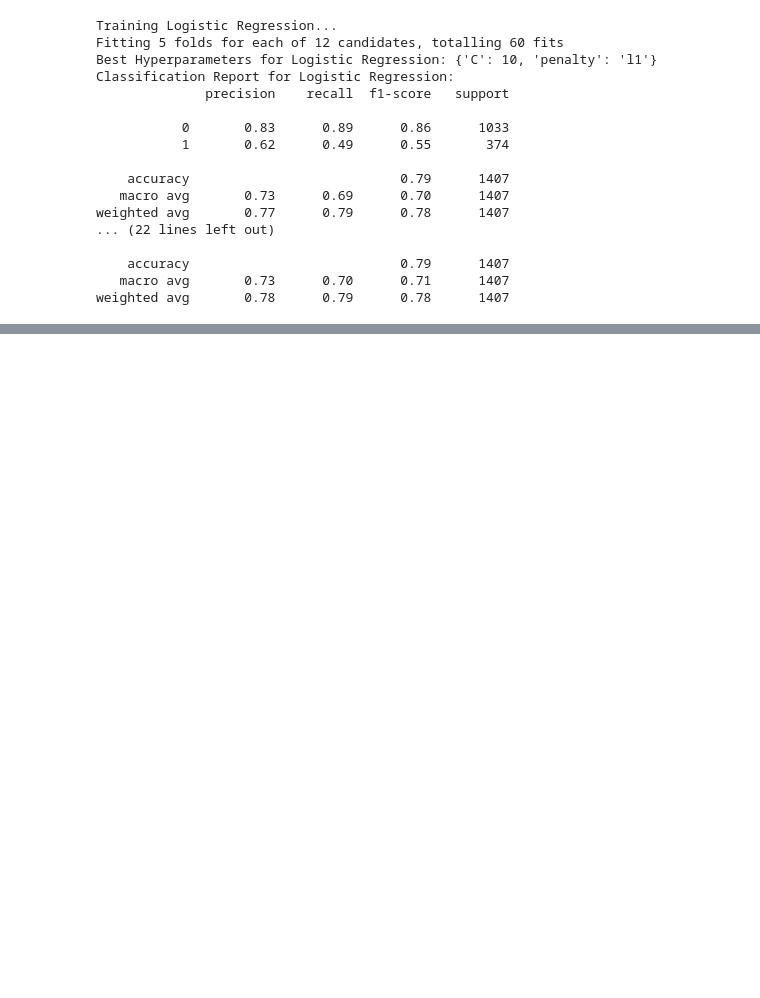
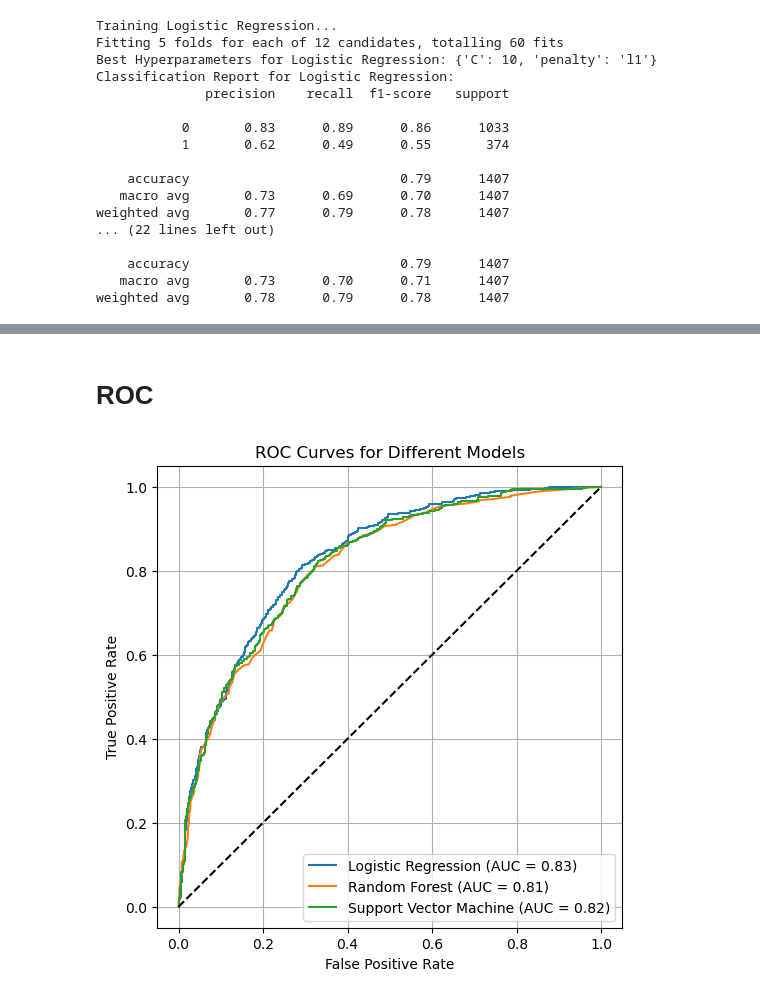
Before and after one commit to Dan-njuguna/telco_customer_churn, a Jupyter notebook: customer_churn.ipynb, the cells around one changed output, grey strips where cells are left out. Saved outputs shown, nothing was run; the diff lists cells and outputs as text; code cells hidden in the pictures; blank space fills up the shorter version.

Commit message:
ROC and Grid search

```diff
--- a/customer_churn.ipynb
+++ b/customer_churn.ipynb
@@ -1028,0 +1076,44 @@ weighted avg       0.78      0.79      0.78      1407
+# %% [markdown]
+# ROC
+# %%
+from sklearn.metrics import roc_curve, roc_auc_score
+import matplotlib.pyplot as plt
+from sklearn.calibration import CalibratedClassifierCV
+from sklearn.svm import SVC
+
+# Creating and training the logistic regression model
+model_lr = LogisticRegression()
+model_lr.fit(X_train, y_train)
+y_pred_lr_proba = model_lr.predict_proba(X_test)[:, 1]
+fpr_lr, tpr_lr, thresholds_lr = roc_curve(y_test, y_pred_lr_proba)
+roc_auc_lr = roc_auc_score(y_test, y_pred_lr_proba)
+
+# Creating and training the random forest model
+forest = RandomForestClassifier(n_estimators=100, random_state=42)
+forest.fit(X_train, y_train)
+y_pred_rf_proba = forest.predict_proba(X_test)[:, 1]
+fpr_rf, tpr_rf, thresholds_rf = roc_curve(y_test, y_pred_rf_proba)
+roc_auc_rf = roc_auc_score(y_test, y_pred_rf_proba)
+
+# Creating and training the support vector machine (SVM) model
+svc = SVC(kernel='linear', probability=True)
+calibrated_svc = CalibratedClassifierCV(base_estimator=svc)
+calibrated_svc.fit(X_train, y_train)
+y_pred_svm_proba = calibrated_svc.predict_proba(X_test)[:, 1]
+fpr_svm, tpr_svm, thresholds_svm = roc_curve(y_test, y_pred_svm_proba)
+roc_auc_svm = roc_auc_score(y_test, y_pred_svm_proba)
+
+# Plotting ROC curves
+plt.figure(figsize=(6, 6))
+plt.plot(fpr_lr, tpr_lr, label=f'Logistic Regression (AUC = {roc_auc_lr:.2f})')
+plt.plot(fpr_rf, tpr_rf, label=f'Random Forest (AUC = {roc_auc_rf:.2f})')
+plt.plot(fpr_svm, tpr_svm, label=f'Support Vector Machine (AUC = {roc_auc_svm:.2f})')
+plt.plot([0, 1], [0, 1], 'k--')
+plt.xlabel('False Positive Rate')
+plt.ylabel('True Positive Rate')
+plt.title('ROC Curves for Different Models')
+plt.legend()
+plt.grid(True)
+plt.show()
+# %% [output]
+[figure, added]
```
Also changed, not shown: parts of 9 cells of this notebook.
